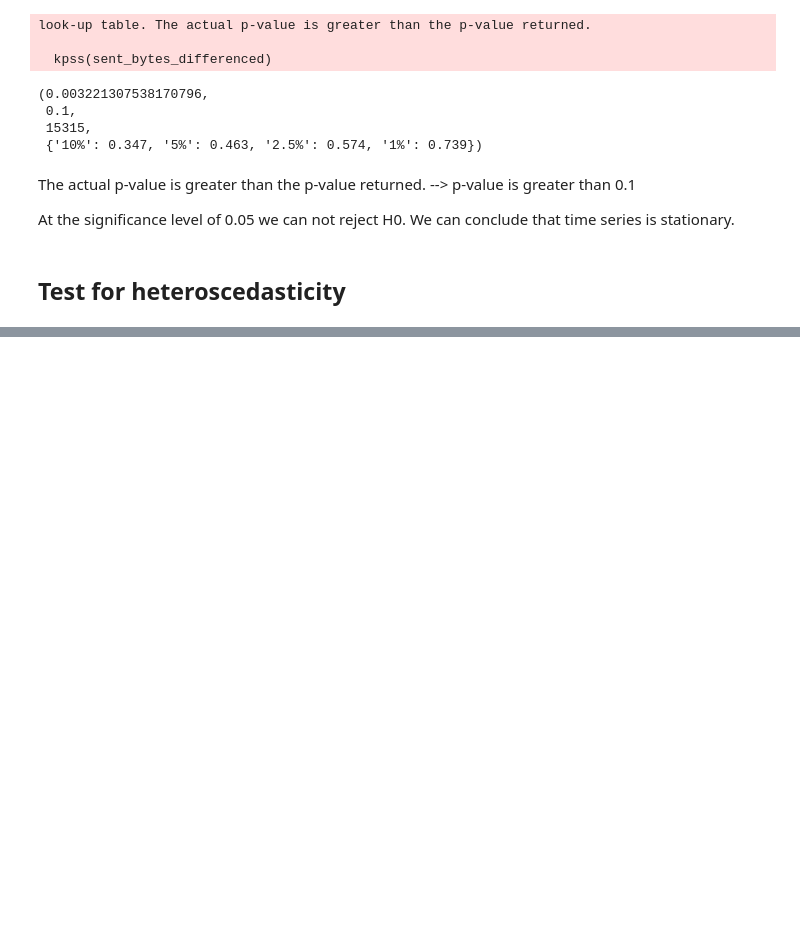
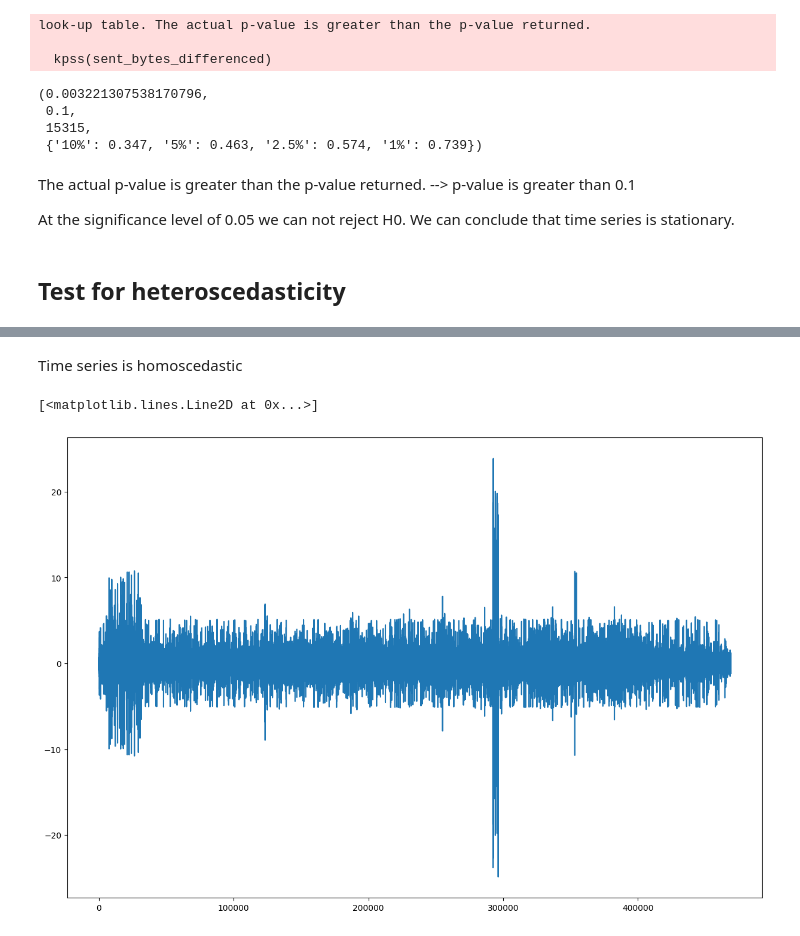
Before and after one commit to SpaceXAlphaBravoCharlie/Diplomski, a Jupyter notebook: Diplomski.ipynb, the cells around one changed output, grey strips where cells are left out. Cells and saved outputs as stored; diff of their text form; code cells hidden in the pictures; blank space fills up the shorter version.

```diff
--- a/Diplomski.ipynb
+++ b/Diplomski.ipynb
@@ -1026,3 +1027,8 @@ plt.plot(logs_df['request_processing_time'])
+# %% [markdown]
+Time series is homoscedastic
 # %%
 figure(figsize=(15, 10))
-plt.plot(logs_df['target_processing_time'])
+plt.plot(target_processing_time_differenced)
+# %% [output]
+[<matplotlib.lines.Line2D at 0x...>]
+[figure, added]
```
Also changed, not shown: parts of 9 cells of this notebook.
